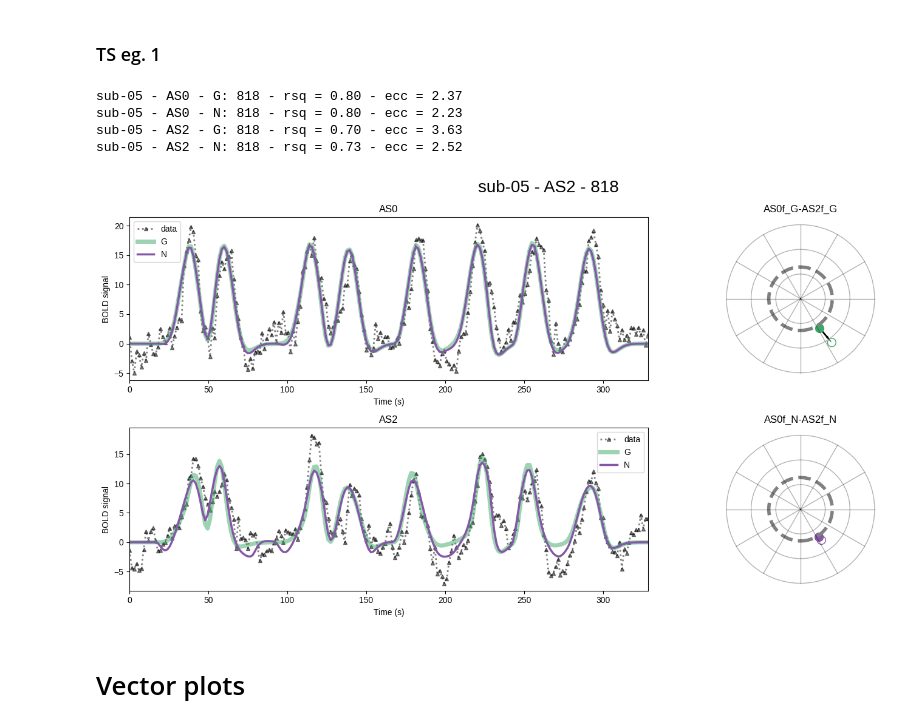
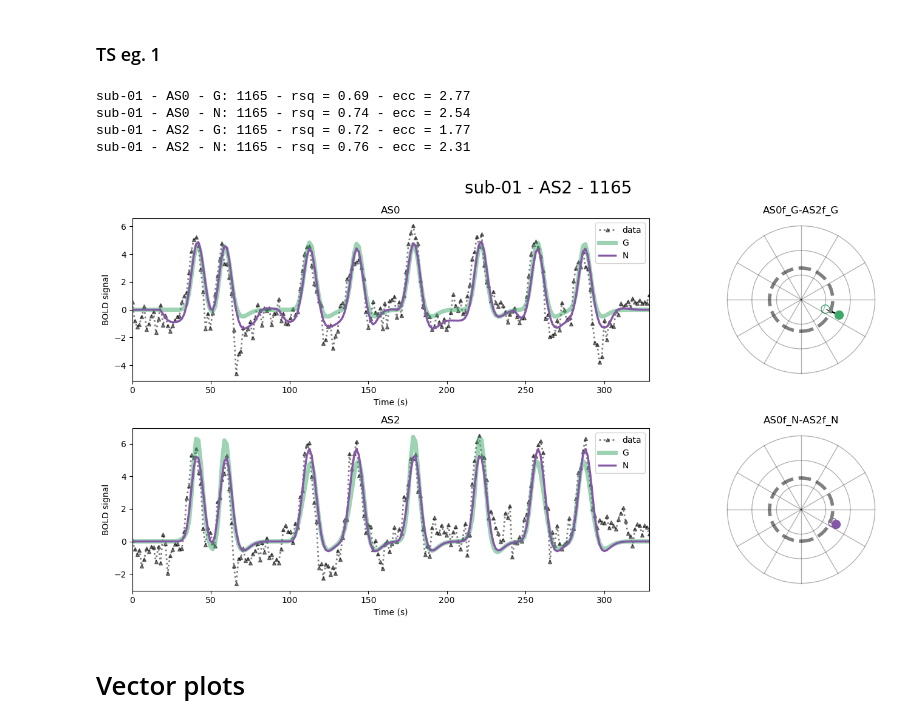
Before and after one commit to mdaghlian/artscot_JOV, a Jupyter notebook: analysis/r0_reports/artscot_plots.ipynb, the cells around one changed output. Cells and saved outputs as stored; diff of their text form; code cells hidden in the pictures.

```diff
--- a/analysis/r0_reports/artscot_plots.ipynb
+++ b/analysis/r0_reports/artscot_plots.ipynb
@@ -63,7 +53,7 @@ WARNING: Insecure writes have been enabled via environment variable 'JUPYTER_ALL
 #### Where and what to load
 # %%
 task_list = ['AS0', 'AS1', 'AS2']
-look_in = '/data1/projects/dumoulinlab/Lab_members/Marcus/projects/pilot1/derivatives/prf_for_pub'
+look_in = default_prf_dir
 
 model_list = ['gauss' , 'norm']
 sub_list = ['sub-01', 'sub-02', 'sub-03', 'sub-04', 'sub-05', 'sub-06', 'sub-07']
@@ -318,7 +290,7 @@ def process_subject(sub, task_list, look_in, model_list, roi_fit, prfpy_mod):
 # --- Execute Parallelization ---
 
 print("Starting parallel processing...")
-results = Parallel(n_jobs=7, verbose=10)(
+results = Parallel(n_jobs=1, verbose=10)(
     delayed(process_subject)(
         sub,
         task_list,
@@ -579,14 +530,15 @@ def ts_plot(sub, task2, idx):
 # %%
 %matplotlib inline
 
-ts_plot('sub-05', 'AS2', 818)
+ts_plot('sub-01', 'AS2', 1165)
+plt.gcf().savefig(opj(fig_output, 'ts_plot_eg2.svg'), bbox_inches='tight', dpi=150)
 plt.gcf().savefig(opj(fig_output, 'ts_plot_eg2.png'), bbox_inches='tight', dpi=150)
 # %% [output]
-sub-05 - AS0 - G: 818 - rsq = 0.80 - ecc = 2.37
-sub-05 - AS0 - N: 818 - rsq = 0.80 - ecc = 2.23
-sub-05 - AS2 - G: 818 - rsq = 0.70 - ecc = 3.63
-sub-05 - AS2 - N: 818 - rsq = 0.73 - ecc = 2.52
+sub-01 - AS0 - G: 1165 - rsq = 0.69 - ecc = 2.77
+sub-01 - AS0 - N: 1165 - rsq = 0.74 - ecc = 2.54
+sub-01 - AS2 - G: 1165 - rsq = 0.72 - ecc = 1.77
+sub-01 - AS2 - N: 1165 - rsq = 0.76 - ecc = 2.31
-[figure, old version]
+[figure, new version]
 # %% [markdown]
 # Vector plots
 # %%
```
Also changed, not shown: parts of 18 cells of this notebook, 3 other files.
